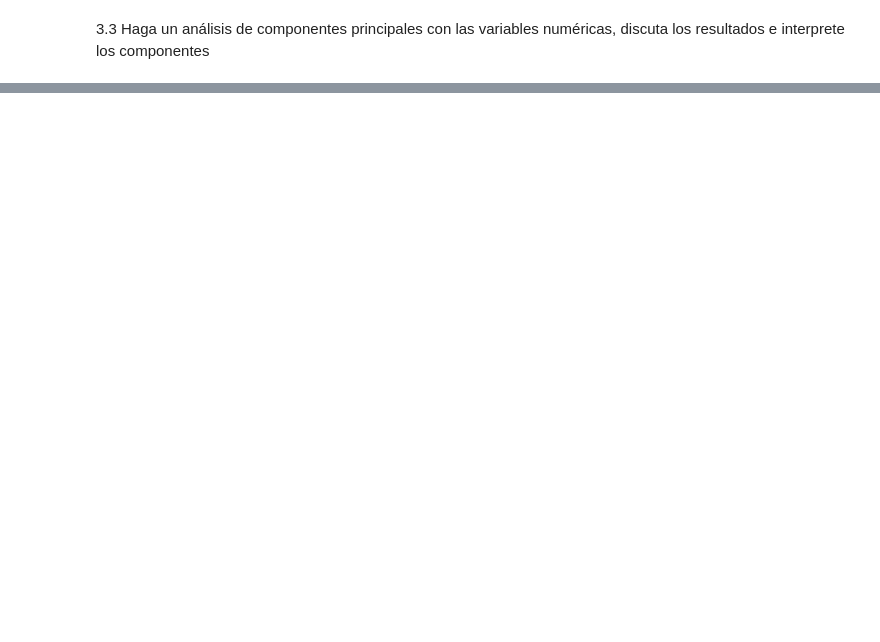
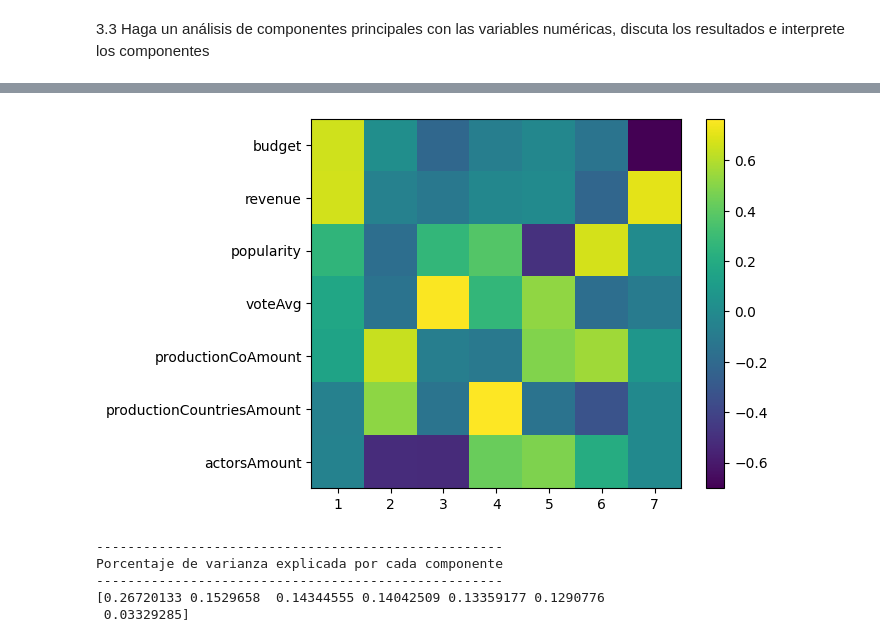
Before and after one commit to BiancaCalderon/Clustering, a Jupyter notebook: Clustering_PCA.ipynb, the cells around one changed output, grey strips where cells are left out. Saved outputs shown, nothing was run; the diff lists cells and outputs as text; code cells hidden in the pictures; blank space fills up the shorter version.

```diff
--- a/Clustering_PCA.ipynb
+++ b/Clustering_PCA.ipynb
@@ -487,0 +493,13 @@ resultados e interprete los componentes
+# %%
+pca_pipe = make_pipeline(StandardScaler(), PCA())
+pca_pipe.fit(pca_data)
+
+model_pca = pca_pipe.named_steps["pca"]
+print(f'Cantidad de Componentes Generados: {len(model_pca.components_)}')
+
+print("Resultado del PCA:")
+pd.DataFrame(
+    data = model_pca.components_,
+    columns = pca_data.columns,
+    index = ['PC1','PC2','PC3','PC4','PC5','PC6','PC7']
+)
@@ -487,0 +517,21 @@ resultados e interprete los componentes
+# %%
+fig, ax = plt.subplots(nrows=1, ncols=1)
+componentes = modelo_pca.components_
+plt.imshow(componentes.T)
+plt.yticks(range(len(pca_data.columns)), pca_data.columns)
+plt.xticks(range(len(pca_data.columns)), np.arange(modelo_pca.n_components_)+1)
+plt.grid(False)
+plt.colorbar();
+# %% [output]
+[figure, added]
+# %%
+print('----------------------------------------------------')
+print('Porcentaje de varianza explicada por cada componente')
+print('----------------------------------------------------')
+print(modelo_pca.explained_variance_ratio_)
+# %% [output]
+----------------------------------------------------
+Porcentaje de varianza explicada por cada componente
+----------------------------------------------------
+[0.26720133 0.1529658  0.14344555 0.14042509 0.13359177 0.1290776
+ 0.03329285]
```
Also changed, not shown: parts of 9 cells of this notebook.
